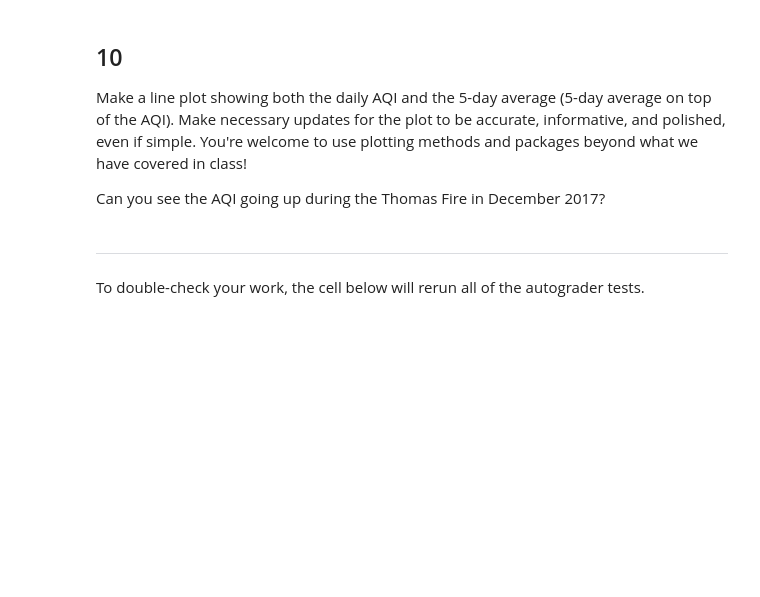
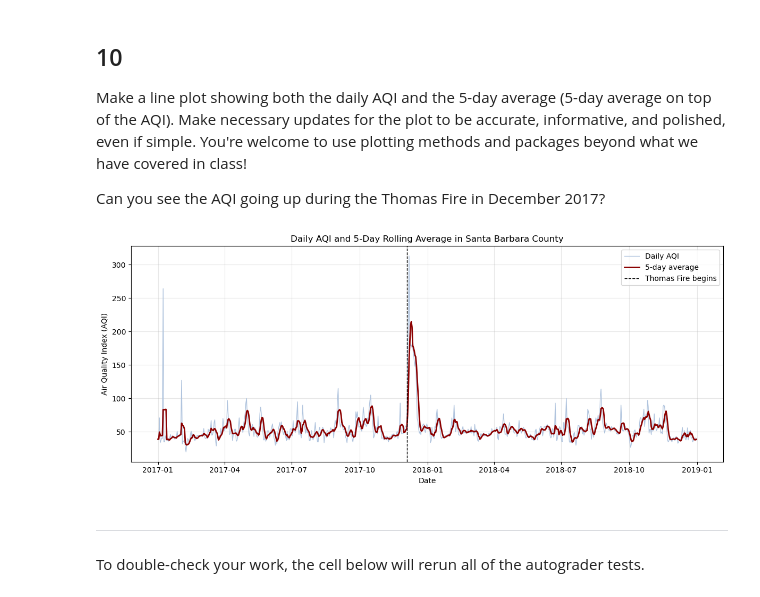
Before and after one commit to farahjstack/eds220-hwk2, a Jupyter notebook: task3/hwk2-task3-aqi-STACK.ipynb, the cells around one changed output. Saved outputs shown, nothing was run; the diff lists cells and outputs as text; code cells hidden in the pictures; blank space fills up the shorter version.

```diff
--- a/task3/hwk2-task3-aqi-STACK.ipynb
+++ b/task3/hwk2-task3-aqi-STACK.ipynb
@@ -386,0 +386,4 @@ aqi_sb
+# %%
+# Add the 5-day rolling average of the AQI as a new column
+aqi_sb['five_day_average'] = aqi_sb['aqi'].rolling('5D').mean()
+aqi_sb
@@ -393,6 +413,35 @@ grader.check("q9")
 Make a line plot showing both the daily AQI and the 5-day average (5-day average on top of the AQI). Make necessary updates for the plot to be accurate, informative, and polished, even if simple. You're welcome to use plotting methods and packages beyond what we have covered in class!
 
 Can you see the AQI going up during the Thomas Fire in December 2017?
+# %%
+# Create line plot showing daily AQI and 5-day average
+import matplotlib.pyplot as plt
+import pandas as pd
+
+fig, ax = plt.subplots(figsize=(12, 5))
+
+# Daily AQI in the background
+ax.plot(aqi_sb.index, aqi_sb['aqi'],
+        color='lightsteelblue', linewidth=1, label='Daily AQI')
+
+# 5-day average on top
+ax.plot(aqi_sb.index, aqi_sb['five_day_average'],
+        color='darkred', linewidth=2, label='5-day average')
+
+# Mark the start of the Thomas Fire (December 4, 2017)
+ax.axvline(pd.Timestamp('2017-12-04'), color='black', linestyle='--',
+           linewidth=1, label='Thomas Fire begins')
+
+ax.set_title('Daily AQI and 5-Day Rolling Average in Santa Barbara County')
+ax.set_xlabel('Date')
+ax.set_ylabel('Air Quality Index (AQI)')
+ax.legend()
+ax.grid(alpha=0.3)
+
+plt.tight_layout()
+plt.show()
+# %% [output]
+[figure, added]
 # %% [markdown]
 ---
 
```
Also changed, not shown: parts of 6 cells of this notebook.
